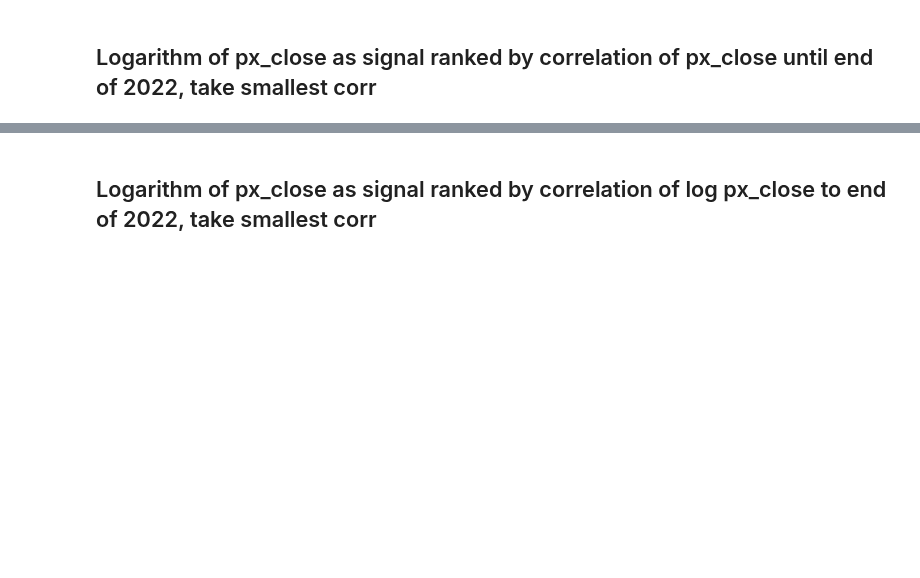
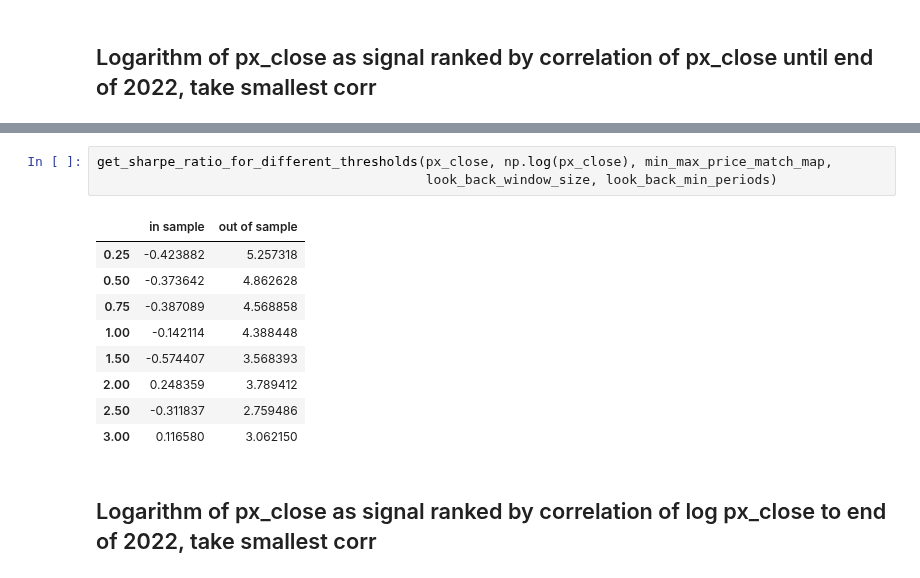
Before and after one commit to wbchristerson/jn-learning, a Jupyter notebook: strategy_7_many_pairs_trading.ipynb, the cells around one changed output, grey strips where cells are left out. Saved outputs shown, nothing was run; the diff lists cells and outputs as text; blank space fills up the shorter version.

Commit message:
experiment with different in-sample sizes for pairs trading, determine triples to apply pairs trading on baskets of relatively independent coins

```diff
--- a/strategy_7_many_pairs_trading.ipynb
+++ b/strategy_7_many_pairs_trading.ipynb
@@ -861,3 +863,16 @@ later_log_strategy_min_max_price_corr.mean() / later_log_strategy_min_max_price_
+# %%
+get_sharpe_ratio_for_different_thresholds(px_close, np.log(px_close), min_max_price_match_map,
+                                          look_back_window_size, look_back_min_periods)
+# %% [output]
+|  | in sample | out of sample |
+| 0.25 | -0.423882 | 5.257318 |
+| 0.50 | -0.373642 | 4.862628 |
+| 0.75 | -0.387089 | 4.568858 |
+| 1.00 | -0.142114 | 4.388448 |
+| 1.50 | -0.574407 | 3.568393 |
+| 2.00 | 0.248359 | 3.789412 |
+| 2.50 | -0.311837 | 2.759486 |
+| 3.00 | 0.116580 | 3.062150 |
 # %% [markdown]
 ## Logarithm of px_close as signal ranked by correlation of log px_close to end of 2022, take smallest corr
 # %%
```
Also changed, not shown: parts of 41 cells of this notebook, 1 other file.
